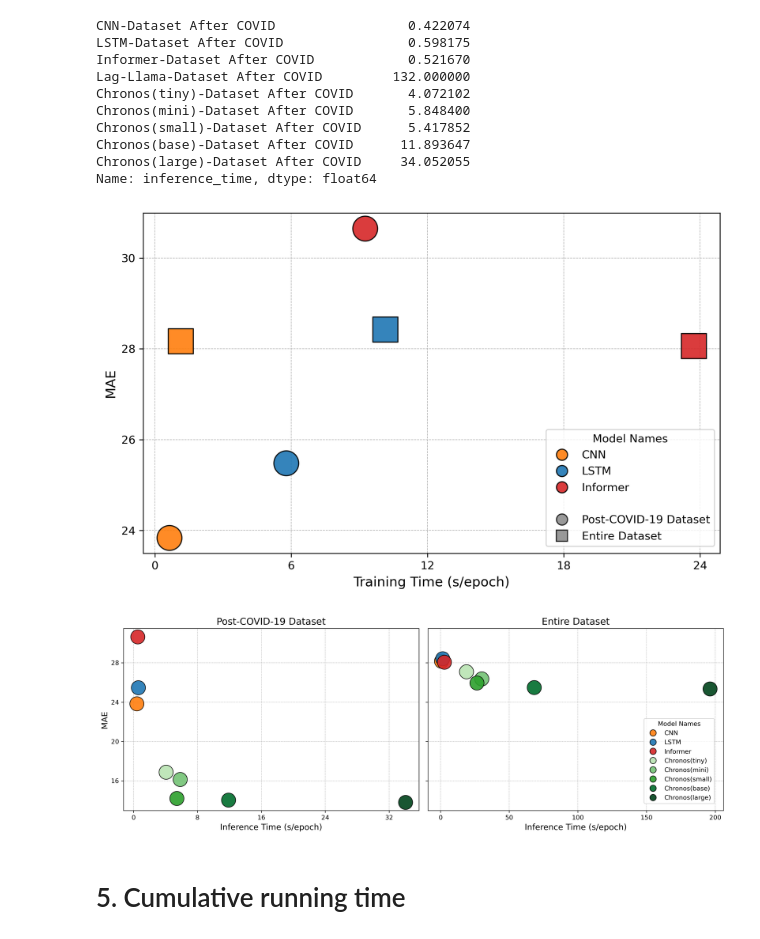
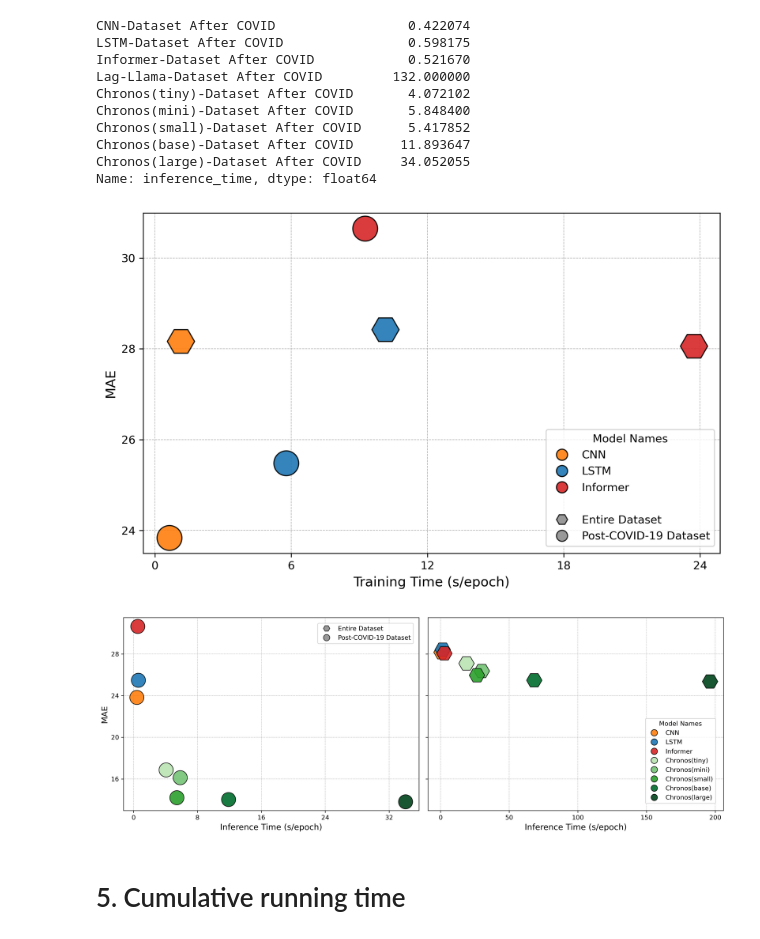
Before and after one commit to YueLi-0816/traffic_prediction, a Jupyter notebook: parameter_cal.ipynb, the cells around one changed output. Drawn from its saved outputs; the diff is of its cells as text; code cells hidden in the pictures.

```diff
--- a/parameter_cal.ipynb
+++ b/parameter_cal.ipynb
@@ -1490,7 +1510,7 @@ for model, color, x, y in zip(model_names, colors_after_covid, training_time_aft
 
 # Plot "Entire Dataset" data (square markers)
 for model, color, x, y in zip(model_names, colors_entire_dataset, training_time_entire_dataset, performance_metrics_entire_dataset['MAE']):
-    ax.scatter(x, y, label=f"{model} (Entire Dataset)", marker='s', s=500, color=color, edgecolors='black', alpha=0.9)
+    ax.scatter(x, y, label=f"{model} (Entire Dataset)", marker='H', s=600, color=color, edgecolors='black', alpha=0.9)
 
 #ax.set_title('Training Time vs MAE (Post-COVID-19 & Entire Dataset)')
 ax.set_xlabel('Training Time (s/epoch)', fontsize=12)
@@ -1513,19 +1533,20 @@ for model, color in model_colors.items():
 legend_handles.append(Line2D([0], [0], marker='none', color='w', label='',alpha=0))
 
 # Section 2: Dataset shapes (using gray color to show shape only)
+legend_handles.append(Line2D([0], [0], marker='H', color='w',
+                             markerfacecolor='gray', markeredgecolor='black',
+                             markersize=10, label='Entire Dataset', alpha=0.8))
 legend_handles.append(Line2D([0], [0], marker='o', color='w',
                              markerfacecolor='gray', markeredgecolor='black',
                              markersize=10, label='Post-COVID-19 Dataset', alpha=0.8))
-legend_handles.append(Line2D([0], [0], marker='s', color='w',
-                             markerfacecolor='gray', markeredgecolor='black',
-                             markersize=10, label='Entire Dataset', alpha=0.8))
+
 
 ax.legend(handles=legend_handles, title="Model Names", loc='upper right', bbox_to_anchor=(1, 0.38))
 
 plt.tight_layout()
 plt.show()
 # %% [output]
-[figure, old version]
+[figure, new version]
 # %%
 import matplotlib.ticker as ticker
 
@@ -1578,39 +1599,51 @@ for model, color, x, y in zip(filtered_model_names, filtered_colors_after_covid,
                                filtered_inference_time_after_covid, filtered_mae_after_covid):
     axs[0].scatter(x, y, label=model, marker='o', s=500, color=color, edgecolors='black', alpha=0.9)
 
-axs[0].set_title('Post-COVID-19 Dataset', fontsize=15)
+axs[0].set_title('', fontsize=15)
 axs[0].set_xlabel('Inference Time (s/epoch)', fontsize=13)
 axs[0].set_ylabel('MAE', fontsize=13)
 axs[0].tick_params(axis='both', labelsize=10)
 axs[0].grid(True, linestyle='--', linewidth=0.5)
 
 # Plot "Entire Dataset" data without Lag-Llama and without jitter
 for model, color, x, y in zip(filtered_model_names, filtered_colors_entire_dataset,
                                filtered_inference_time_entire_dataset, filtered_mae_entire_dataset):
-    axs[1].scatter(x, y, label=model, marker='o', s=500, color=color, edgecolors='black', alpha=0.9)
+    axs[1].scatter(x, y, label=model, marker='H', s=600, color=color, edgecolors='black', alpha=0.9)
 
-axs[1].set_title('Entire Dataset', fontsize=15)
+axs[1].set_title('', fontsize=15)
 axs[1].set_xlabel('Inference Time (s/epoch)', fontsize=13)
 axs[1].tick_params(axis='both', labelsize=10)
 axs[1].grid(True, linestyle='--', linewidth=0.5)
 
 # Adjust x-axis grid frequency
 axs[1].xaxis.set_major_locator(ticker.MaxNLocator(nbins=5))
 axs[1].yaxis.set_major_locator(ticker.MaxNLocator(nbins=5))
 # Adjust x-axis grid frequency
 axs[0].xaxis.set_major_locator(ticker.MaxNLocator(nbins=5))
 axs[0].yaxis.set_major_locator(ticker.MaxNLocator(nbins=5))
 
 # Create a custom legend excluding Lag-Llama
 filtered_handles = [plt.Line2D([0], [0], marker='o', color='w', markerfacecolor=color, markersize=10,
                                markeredgecolor='black', label=model, alpha=0.9)
                     for model, color in model_colors.items() if model != "Lag-Llama"]
-fig.legend(handles=filtered_handles, title="Model Names", loc='upper right', bbox_to_anchor=(0.98, 0.54))
+
+
+# Section 2: Dataset shapes (using gray color to show shape only)
+another_handles = []
+another_handles.append(Line2D([0], [0], marker='H', color='w',
+                             markerfacecolor='gray', markeredgecolor='black',
+                             markersize=10, label='Entire Dataset', alpha=0.8))
+another_handles.append(Line2D([0], [0], marker='o', color='w',
+                             markerfacecolor='gray', markeredgecolor='black',
+                             markersize=10, label='Post-COVID-19 Dataset', alpha=0.8))
+
+fig.legend(handles=filtered_handles, title="Model Names", loc='center right', bbox_to_anchor=(0.982, 0.34))
+fig.legend(handles=another_handles, title="", loc='center right', bbox_to_anchor=(0.507, 0.9))
 
 plt.tight_layout()
 plt.show()
 # %% [output]
-[figure, old version]
+[figure, new version]
 # %% [markdown]
 # 5. Cumulative running time
 # %%
```
Also changed, not shown: parts of 2 cells of this notebook.
